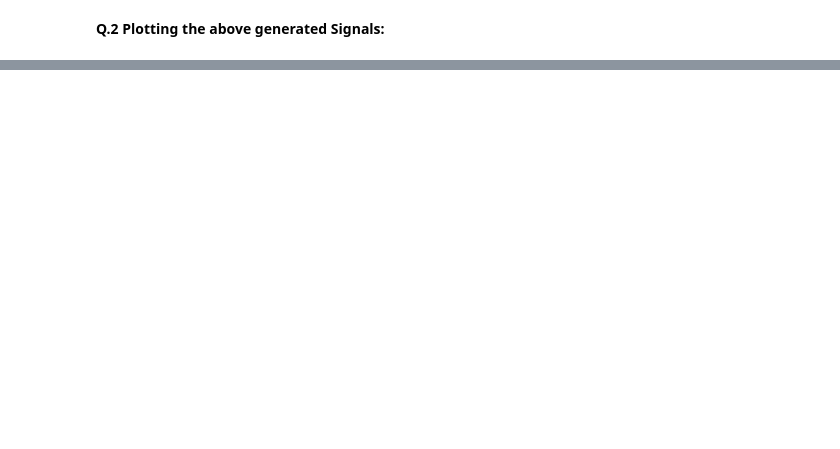
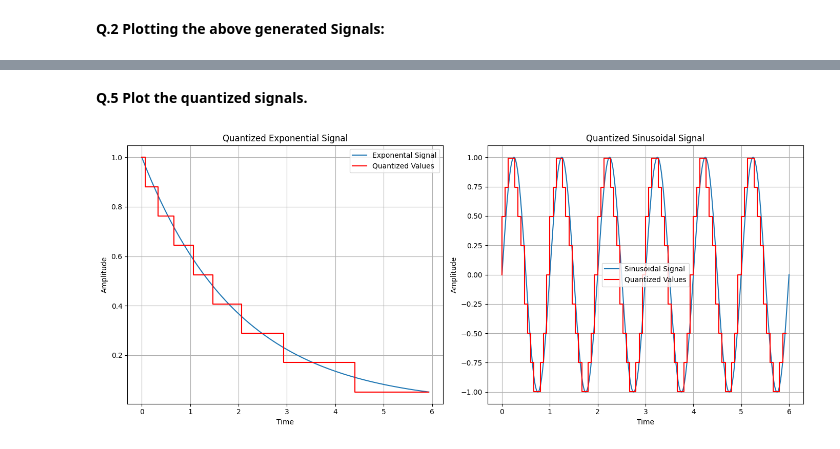
Before and after one commit to justsaumit/MCC, a Jupyter notebook: Lab01/Lab01-Sampling_and_Quantization.ipynb, the cells around one changed output, grey strips where cells are left out. Cells and saved outputs as stored; diff of their text form; code cells hidden in the pictures; blank space fills up the shorter version.

```diff
--- a/Lab01/Lab01-Sampling_and_Quantization.ipynb
+++ b/Lab01/Lab01-Sampling_and_Quantization.ipynb
@@ -297,0 +157,26 @@ plt.show()
+# %% [markdown]
+**Q.5 Plot the quantized signals.**
+# %%
+plt.figure(figsize=(14, 6))
+plt.subplot(1, 2, 1)
+plt.plot(time, exponential_signal, label='Exponental Signal')
+plt.step(t_sampled, quantized_exp_signal, 'r', label='Quantized Values')
+plt.title('Quantized Exponential Signal')
+plt.xlabel('Time')
+plt.ylabel('Amplitude')
+plt.grid(True)
+plt.legend()
+
+plt.subplot(1, 2, 2)
+plt.plot(time_sin, sinusoidal_signal, label='Sinusoidal Signal')
+plt.step(t_sampled, quantized_sin_signal, 'r', label='Quantized Values')
+plt.title('Quantized Sinusoidal Signal')
+plt.xlabel('Time')
+plt.ylabel('Amplitude')
+plt.grid(True)
+plt.legend()
+
+plt.tight_layout()
+plt.show()
+# %% [output]
+[figure, added]
```
Also changed, not shown: parts of 16 cells of this notebook, 1 other file.
